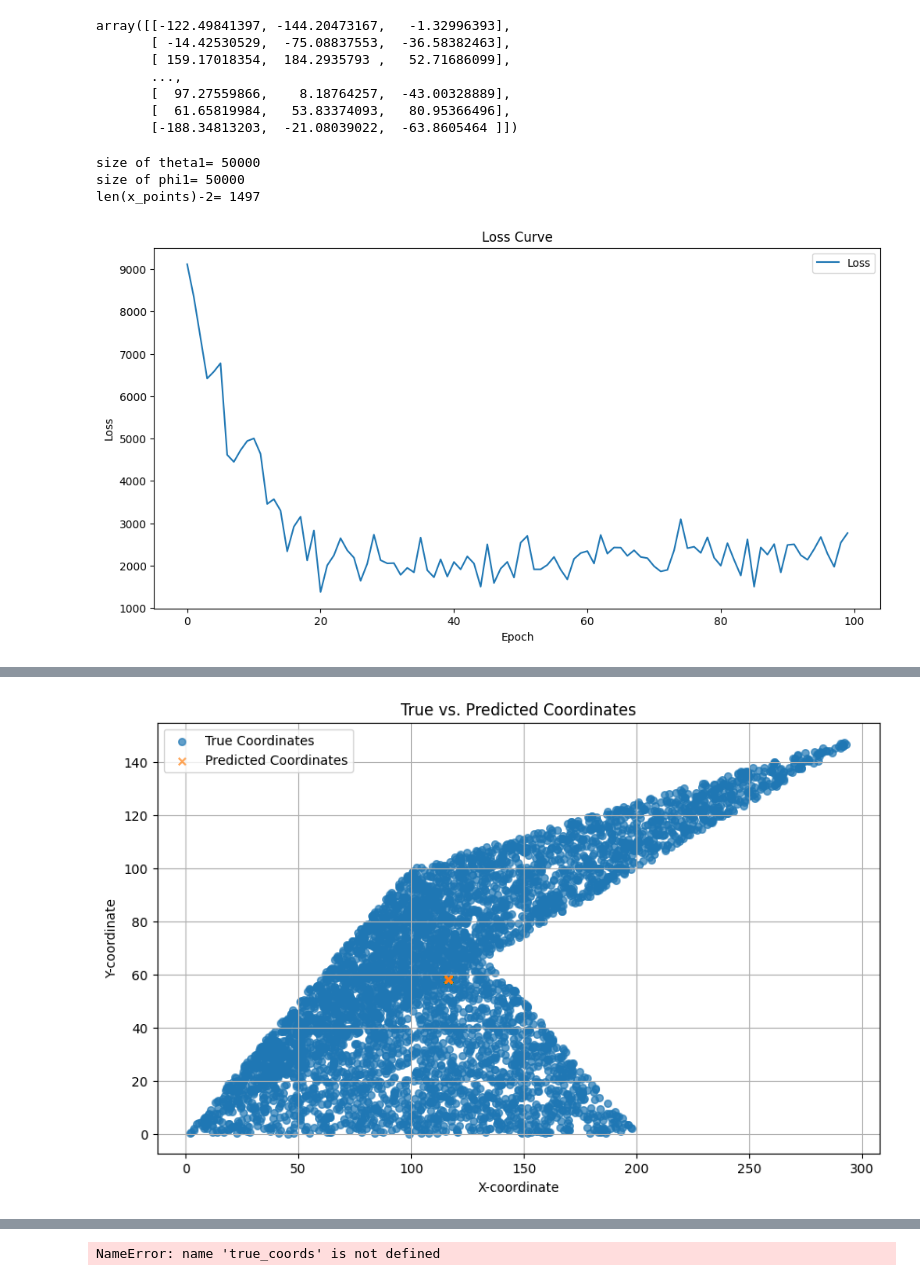
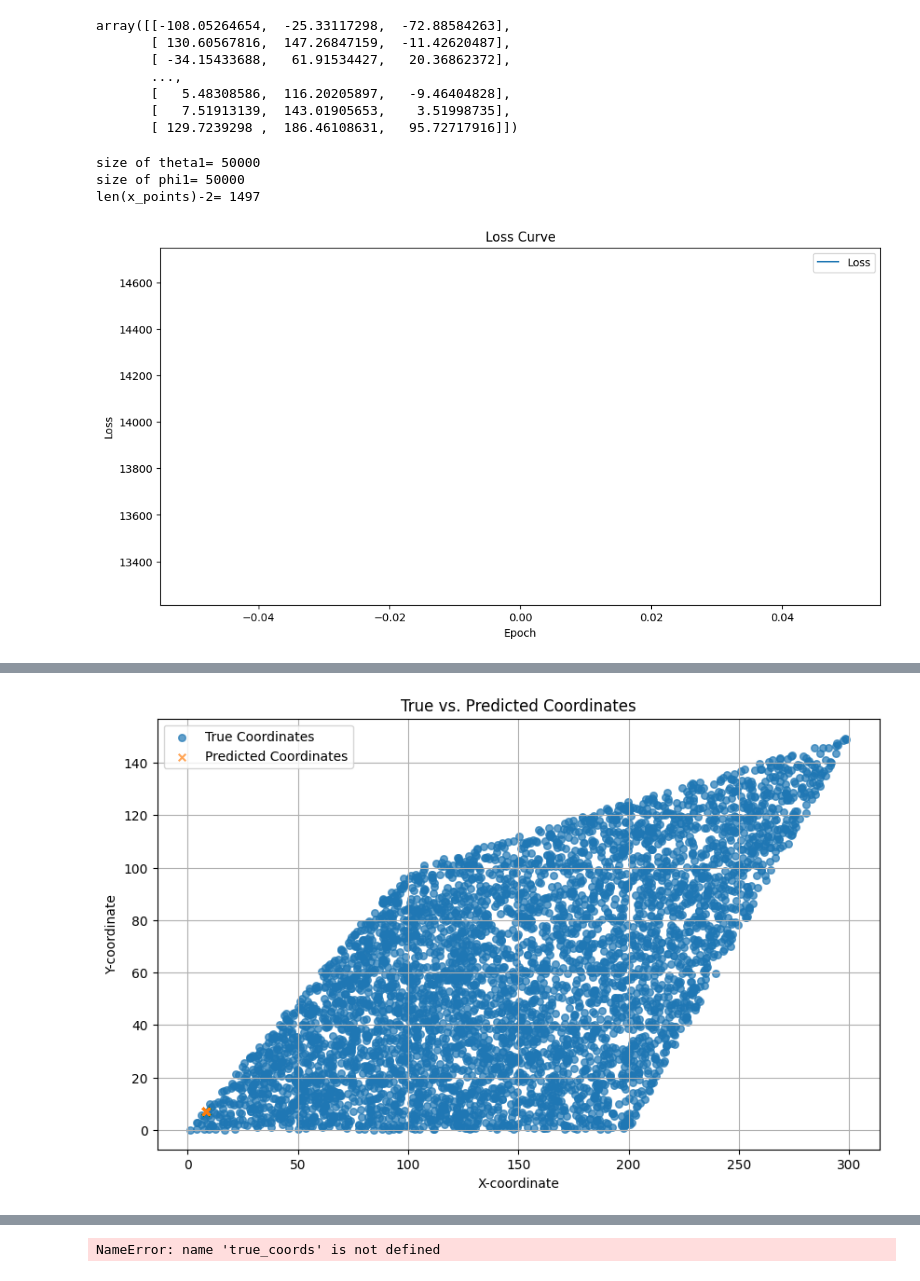
Before and after one commit to hyrissq/UAV_location, a Jupyter notebook: Dnn.ipynb, the cells around one changed output, grey strips where cells are left out. Saved outputs shown, nothing was run; the diff lists cells and outputs as text; code cells hidden in the pictures.

Commit message:
Fix: Random sampling in a quad

```diff
--- a/Dnn.ipynb
+++ b/Dnn.ipynb
@@ -97,12 +97,12 @@ import math
 
 import numpy as np
 
-def getRandomSamplesInQuadrilateral(x0, y0, x1, y1, x2, y2, x3, y3, n_points):
+def getRandomSamplesInQuadrilateral(x1, y1, x2, y2, x3, y3, x4, y4, n_points):
     # Coordinates of the quadrilateral's vertices
-    point0 = np.array([x0, y0])
     point1 = np.array([x1, y1])
     point2 = np.array([x2, y2])
     point3 = np.array([x3, y3])
+    point4 = np.array([x4, y4])
 
     # Divide the quadrilateral into two triangles:
     # Triangle 1: point0, point1, point2
@@ -114,15 +114,15 @@ def getRandomSamplesInQuadrilateral(x0, y0, x1, y1, x2, y2, x3, y3, n_points):
     for _ in range(n_points):
         # Randomly choose one of the two triangles to place a point
         if np.random.rand() < 0.5:
-            # Working with triangle 1 (point0, point1, point2)
-            base_point = point0
-            edge0 = point1 - point0
-            edge1 = point2 - point0
+            # Working with triangle 1 (p123)
+            base_point = point1
+            edge0 = point2 - point1
+            edge1 = point3 - point1
         else:
-            # Working with triangle 2 (point2, point3, point0)
+            # Working with triangle 2 (p234)
             base_point = point2
             edge0 = point3 - point2
-            edge1 = point0 - point2
+            edge1 = point4 - point2
 
         # Generate random x, y in the range [0, 1]
         x, y = np.random.rand(2)
@@ -138,8 +138,8 @@ def getRandomSamplesInQuadrilateral(x0, y0, x1, y1, x2, y2, x3, y3, n_points):
     return randomPoints
 
 # MARK
-# n_points = 10  # Number of random points to generate
 n_points = 50000  # Number of random points to generate
+# n_points = 50000  # Number of random points to generate
 
 coordinates = getRandomSamplesInQuadrilateral(shrinked_v1[0], shrinked_v1[1],
                                shrinked_v2[0], shrinked_v2[1],
@@ -482,13 +482,13 @@ array([[-5.80853820e-02,  9.44068542e-02, -1.47653368e-02],
 # %%
 doppler
 # %% [output]
-array([[-122.49841397, -144.20473167,   -1.32996393],
-       [ -14.42530529,  -75.08837553,  -36.58382463],
-       [ 159.17018354,  184.2935793 ,   52.71686099],
+array([[-108.05264654,  -25.33117298,  -72.88584263],
+       [ 130.60567816,  147.26847159,  -11.42620487],
+       [ -34.15433688,   61.91534427,   20.36862372],
        ...,
-       [  97.27559866,    8.18764257,  -43.00328889],
-       [  61.65819984,   53.83374093,   80.95366496],
-       [-188.34813203,  -21.08039022,  -63.8605464 ]])
+       [   5.48308586,  116.20205897,   -9.46404828],
+       [   7.51913139,  143.01905653,    3.51998735],
+       [ 129.7239298 ,  186.46108631,   95.72717916]])
 # %%
 import numpy as np
 
@@ -714,8 +714,8 @@ criterion = nn.MSELoss()
 
 # 训练模型
 # MARK
-# epochs = 2
-epochs = 100
+epochs = 1
+# epochs = 100
 
 loss_values = []  # 存储损失值以供绘图
 
@@ -774,4 +774,4 @@ plt.grid(True)
 plt.show()
 print(f'Test Loss: {total_test_loss / len(test_loader)}')
 # %% [output]
-[figure, old version]
+[figure, new version]
@@ -779,2 +779,2 @@ Epoch [100/100], Loss: 2766.54931640625
 Testing...
-[figure, old version]
+[figure, new version]
```
Also changed, not shown: parts of 7 cells of this notebook.
